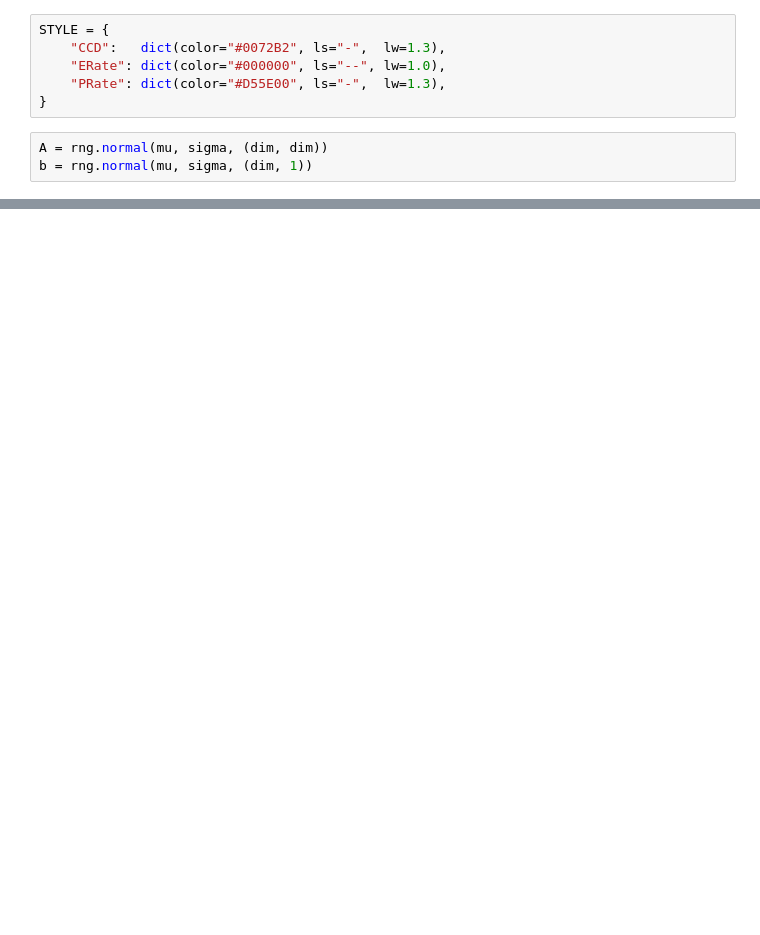
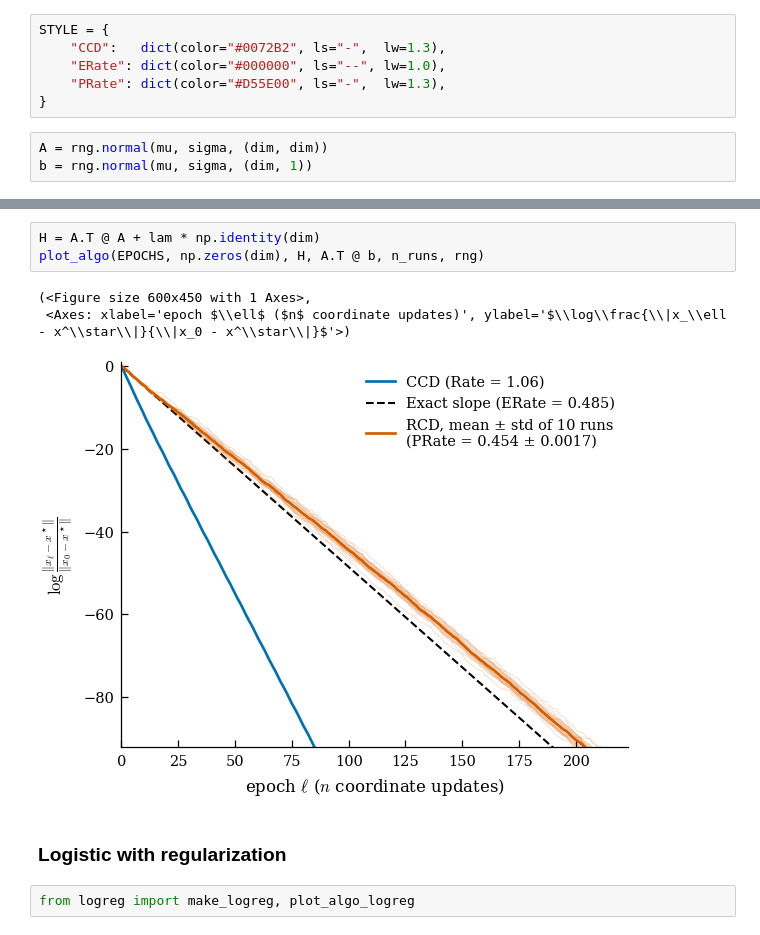
Before and after one commit to pinto2501/coordinate_descent, a Jupyter notebook: general.ipynb, the cells around one changed output, grey strips where cells are left out. Drawn from its saved outputs; the diff is of its cells as text; blank space fills up the shorter version.

Commit message:
Logistics + ridge

```diff
--- a/general.ipynb
+++ b/general.ipynb
@@ -183,0 +201,11 @@ ValueError: non-broadcastable output operand with shape (100,1) doesn't match th
+# %%
+H = A.T @ A + lam * np.identity(dim)
+plot_algo(EPOCHS, np.zeros(dim), H, A.T @ b, n_runs, rng)
+# %% [output]
+(<Figure size 600x450 with 1 Axes>,
+ <Axes: xlabel='epoch $\\ell$ ($n$ coordinate updates)', ylabel='$\\log\\frac{\\|x_\\ell - x^\\star\\|}{\\|x_0 - x^\\star\\|}$'>)
+[figure, added]
+# %% [markdown]
+### Logistic with regularization
+# %%
+from logreg import make_logreg, plot_algo_logreg
```
Also changed, not shown: parts of 8 cells of this notebook, 4 other files.
